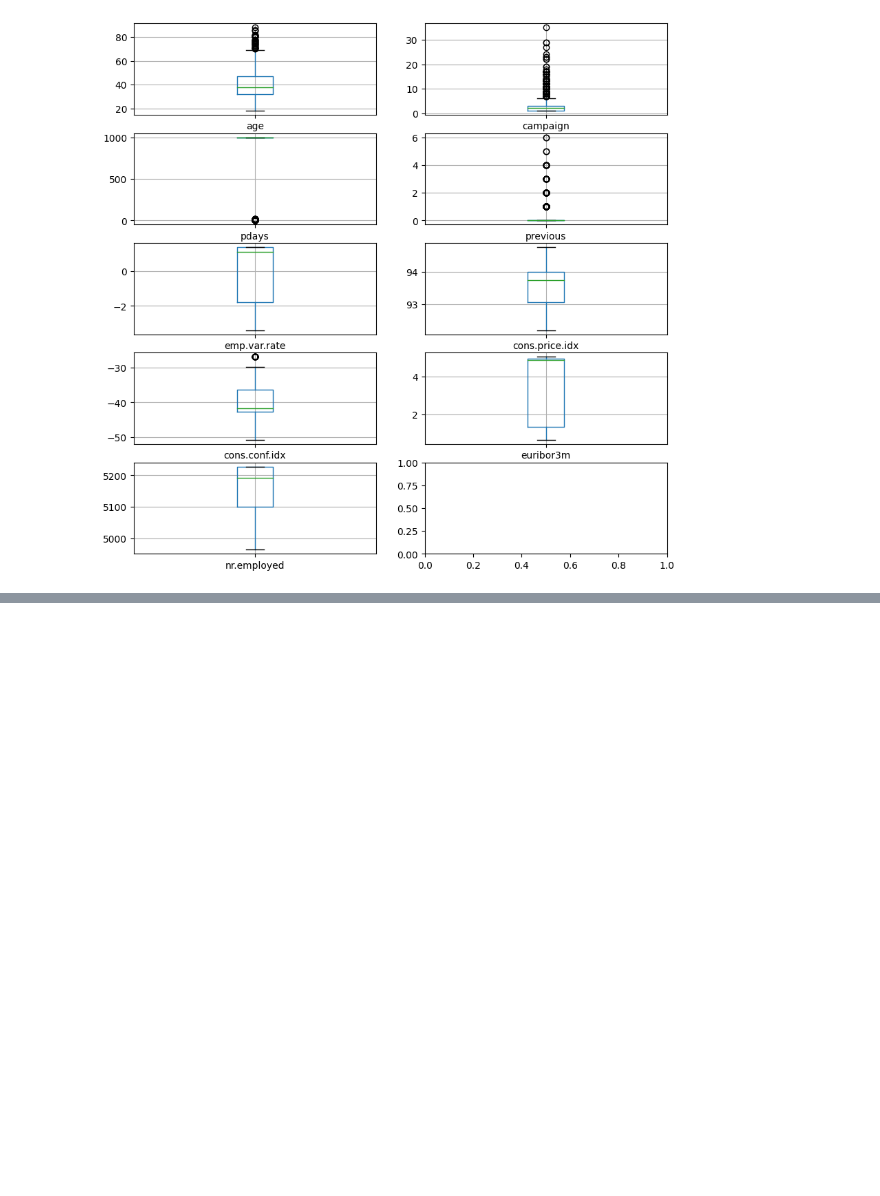
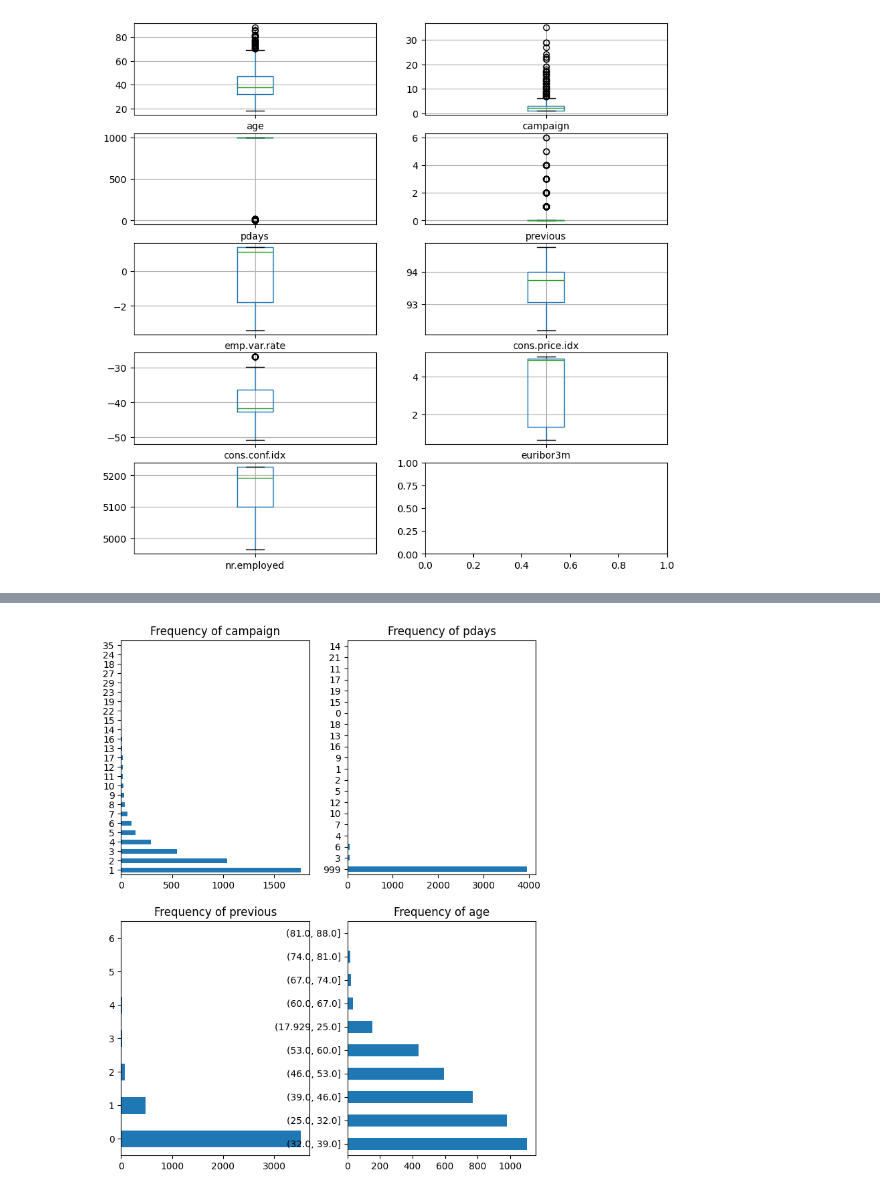
Before and after one commit to longtv2222/bank-investment-prediction, a Jupyter notebook: eda.ipynb, the cells around one changed output, grey strips where cells are left out. Drawn from its saved outputs; the diff is of its cells as text; code cells hidden in the pictures; blank space fills up the shorter version.

```diff
--- a/eda.ipynb
+++ b/eda.ipynb
@@ -142,0 +151,11 @@ for i, feature in enumerate(numerical_features):
+# %%
+feature_outliers = ["campaign", "pdays", "previous"]
+fig, axes = plt.subplots(2, 2, figsize=(8, 10))
+
+df["age"].value_counts(bins=10).plot(kind="barh", title="Frequency of age")
+
+for i, feature in enumerate(feature_outliers):
+    df[feature].value_counts().plot(
+        kind="barh", ax=axes.flat[i], title="Frequency of {}".format(feature))
+# %% [output]
+[figure, added]
```
Also changed, not shown: parts of 2 cells of this notebook.
